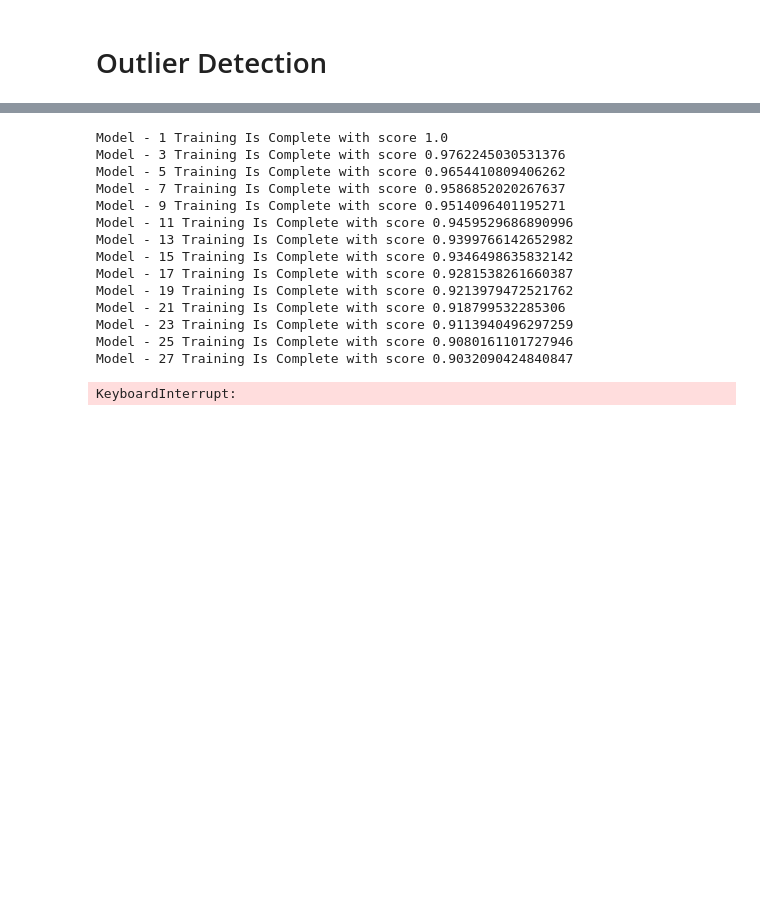
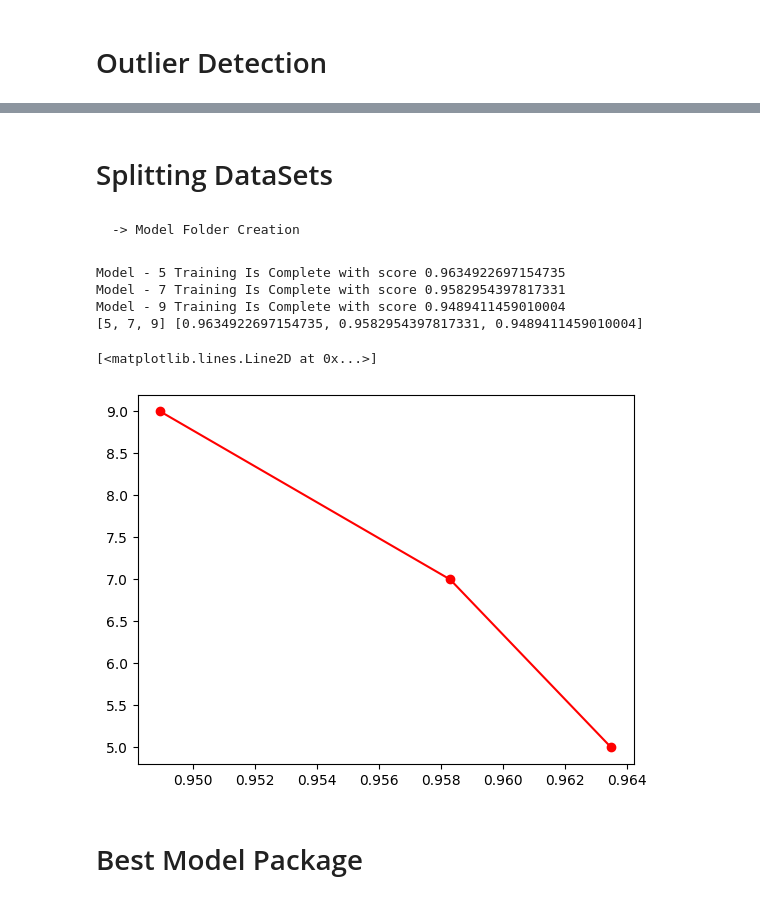
Before and after one commit to LalithAdithyanSuresh/CollegeStuff, a Jupyter notebook: Sem-2/CS1704 - DataScience/LetterReognition/Recognition.ipynb, the cells around one changed output, grey strips where cells are left out. Saved outputs shown, nothing was run; the diff lists cells and outputs as text; code cells hidden in the pictures; blank space fills up the shorter version.

```diff
--- a/Sem-2/CS1704 - DataScience/LetterReognition/Recognition.ipynb
+++ b/Sem-2/CS1704 - DataScience/LetterReognition/Recognition.ipynb
@@ -85,6 +84,10 @@ Column - XY2Bar | has max : 15 min : 1 |  LF : 4.0  RF : 12.0
+# %% [markdown]
+# Splitting DataSets
 # %%
 X = DataSet.drop('Letter',axis=1)
 Y = DataSet['Letter']
+# %% [markdown]
+    -> Model Folder Creation
 # %%
 ModelFolder = "Models"
 try:
@@ -94,32 +97,25 @@ except:
 # %%
 Score = []
 Model = []
-for i in range(1,100,2):
+for i in range(5,10,2):
     model = KNeighborsClassifier(n_neighbors=i)
     X_train,X_test,Y_Train,Y_Test = train_test_split(X,Y,test_size=0.1)
     model.fit(X_train,Y_Train)
     score = model.score(X_train,Y_Train)
     file = open("{}/Model{}.pkl".format(ModelFolder,i),'wb')
     pickle.dump(model,file)
     file.close()
     Score.append(score)
     Model.append(i)
     print("Model - {} Training Is Complete with score {}".format(i,score))
 print(Model,Score)
 plt.plot(Score,Model,'ro-')
 # %% [output]
-Model - 1 Training Is Complete with score 1.0
-Model - 3 Training Is Complete with score 0.9762245030531376
-Model - 5 Training Is Complete with score 0.9654410809406262
-Model - 7 Training Is Complete with score 0.9586852020267637
-Model - 9 Training Is Complete with score 0.9514096401195271
-Model - 11 Training Is Complete with score 0.9459529686890996
-Model - 13 Training Is Complete with score 0.9399766142652982
-Model - 15 Training Is Complete with score 0.9346498635832142
-Model - 17 Training Is Complete with score 0.9281538261660387
-Model - 19 Training Is Complete with score 0.9213979472521762
-Model - 21 Training Is Complete with score 0.918799532285306
-Model - 23 Training Is Complete with score 0.9113940496297259
-Model - 25 Training Is Complete with score 0.9080161101727946
-Model - 27 Training Is Complete with score 0.9032090424840847
+Model - 5 Training Is Complete with score 0.9634922697154735
+Model - 7 Training Is Complete with score 0.9582954397817331
+Model - 9 Training Is Complete with score 0.9489411459010004
+[5, 7, 9] [0.9634922697154735, 0.9582954397817331, 0.9489411459010004]
-KeyboardInterrupt:
+[<matplotlib.lines.Line2D at 0x...>]
+[figure, added]
+# %% [markdown]
+# Best Model Package
```
Also changed, not shown: parts of 3 cells of this notebook, 52 other files.
